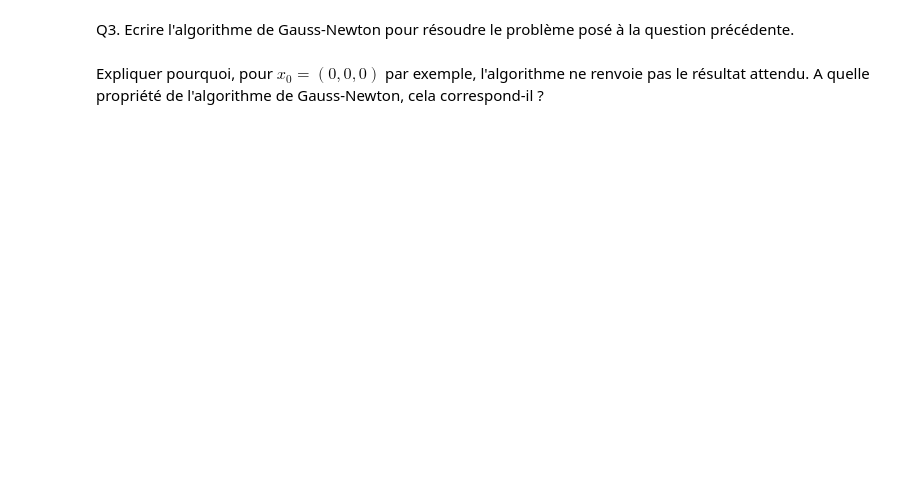
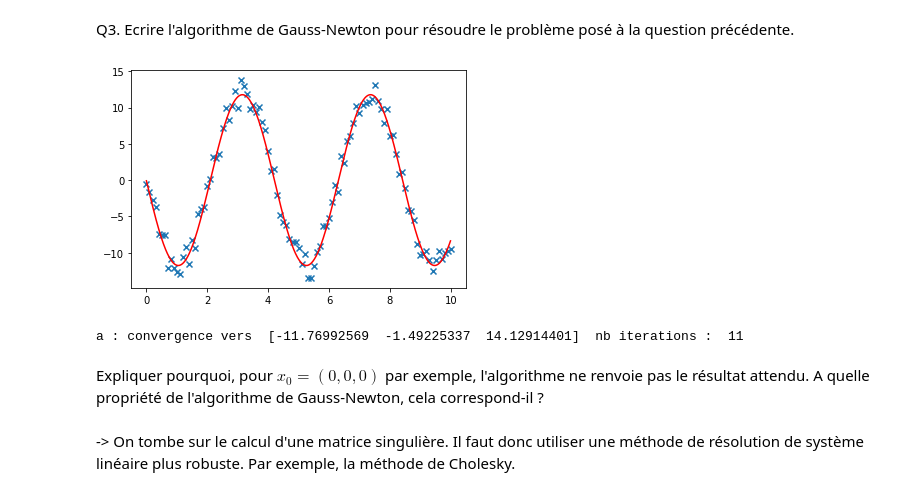
Before and after one commit to Mstrdav/TP_AN_OPTI, a Jupyter notebook: TP7 - MoindresCarres.ipynb, the cells around one changed output. Drawn from its saved outputs; the diff is of its cells as text; code cells hidden in the pictures; blank space fills up the shorter version.

```diff
--- a/TP7 - MoindresCarres.ipynb
+++ b/TP7 - MoindresCarres.ipynb
@@ -182 +180,15 @@ def fct_g(x,t,U):
+# %%
+def fct_g(x,t,U):
+    # return g, Jg
+    # g : vecteur de la fonction g
+    # Jg : matrice jacobienne de g
+
+    # 1/2 * sum((U - x[0]*np.cos(x[1]*t + x[2]))**2) = 1/2 * ||g||**2
+    # g = U - x[0]*np.cos(x[1]*t + x[2])
+    g = U - x[0]*np.cos(x[1]*t + x[2])
+
+    # Jg = -[np.cos(x[1]*t + x[2]), -x[0]*t*np.sin(x[1]*t + x[2]), -x[0]*np.sin(x[1]*t + x[2])]
+    Jg = -np.array([np.cos(x[1]*t + x[2]), -x[0]*t*np.sin(x[1]*t + x[2]), -x[0]*np.sin(x[1]*t + x[2])]).T[0]
+
+    return g, Jg
 # %%
@@ -195,23 +228,35 @@ def GaussNewton(function,x0,epsilon):
     iter = 0
     while err>eps and iter<itermax:
         #TO DO
+        g,Jg = function(x,t,U)
+        A = np.transpose(Jg).dot(Jg)
+        b = np.transpose(Jg).dot(g)
+        dx = npl.solve(A,b)
+        x = x - dx
+        err = np.linalg.norm(dx)
         iter += 1
-    xiter=np.array(y)
-    return x,xiter,iter
+        y.append(x)
+
+    return x,y,iter
 # %%
 # Tester plusieurs points initiaux
 x0 = np.array([1,1,1])
 #x0 = np.zeros(3)
 
 epsilon=0.0001
 x,xiter,iter=GaussNewton(fct_g,x0,epsilon)
-Umax=x[0]
-omega=x[1]
-phi = x[2]
+Umax=x[0][0]
+omega=x[1][0]
+phi = x[2][0]
 plt.scatter(t, U,marker='x')
 tt=np.arange(0,10,0.01)
 plt.plot(tt,Umax*np.cos(omega*tt+phi),color='red')
 plt.show()
-print "a : convergence vers ",x," nb iterations : ",iter
+print("a : convergence vers ",x[:,0]," nb iterations : ",iter)
+# %% [output]
+[figure, added]
+a : convergence vers  [-11.76992569  -1.49225337  14.12914401]  nb iterations :  11
 # %% [markdown]
 Expliquer pourquoi, pour $x_0=(0,0,0)$ par exemple, l'algorithme ne renvoie pas le résultat attendu. A quelle propriété de l'algorithme de Gauss-Newton, cela correspond-il ?
+# %% [markdown]
+-> On tombe sur le calcul d'une matrice singulière. Il faut donc utiliser une méthode de résolution de système linéaire plus robuste. Par exemple, la méthode de Cholesky.
```
Also changed, not shown: parts of 3 cells of this notebook, 1 other file.
